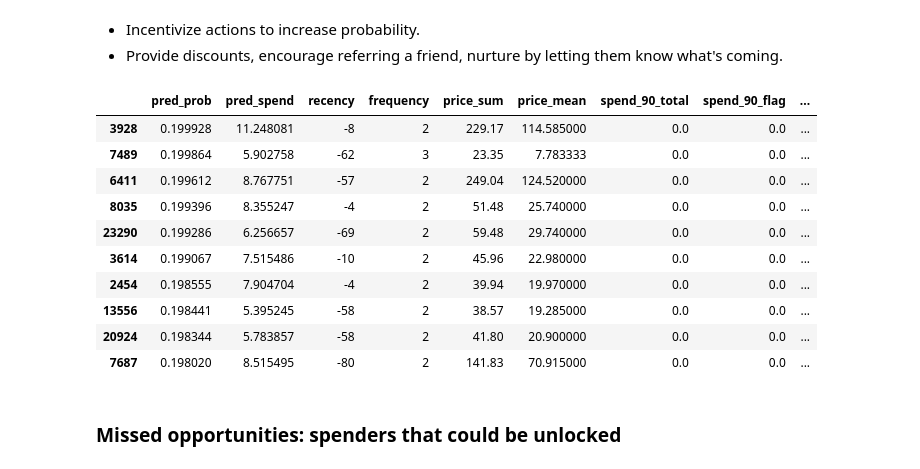
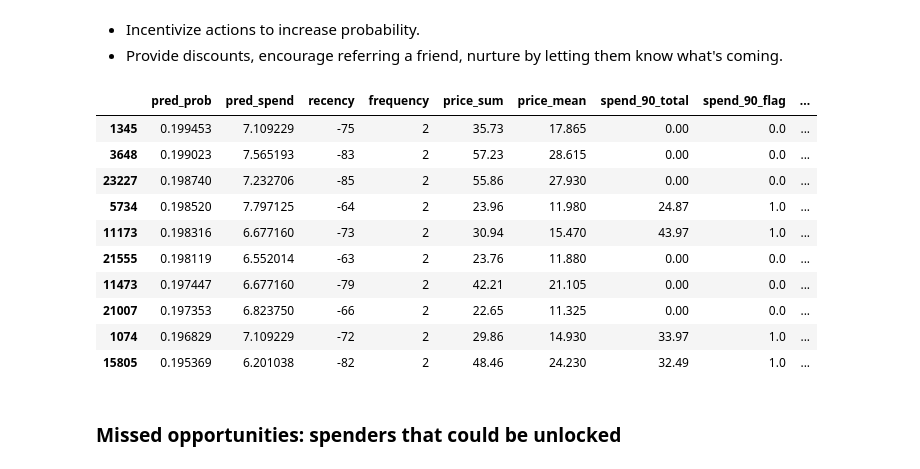
Before and after one commit to gregorywmorris/cdnow-customer-value, a Jupyter notebook: src/notebooks/customer_ltv.ipynb, the cells around one changed output. Saved outputs shown, nothing was run; the diff lists cells and outputs as text; code cells hidden in the pictures.

```diff
--- a/src/notebooks/customer_ltv.ipynb
+++ b/src/notebooks/customer_ltv.ipynb
@@ -2002,26 +2114,26 @@ predictions_df.sort_values('pred_prob', ascending=False).head(10)
 * Incentivize actions to increase probability.
 * Provide discounts, encourage referring a friend, nurture by letting them know what's coming.
 # %%
-# customers that purchased in the last year but are unlikely to make another purchase
+# customers that purchased in the 90 days but are unlikely to make another purchase
 drop_out = predictions_df[
-    (predictions_df['recency'] > -90) &
+    (predictions_df['recency'] >= -90) &
     (predictions_df['pred_prob'] < 0.20)
 ].sort_values('pred_prob', ascending=False).head(10)
 
 # Display the filtered DataFrame
 drop_out
 # %% [output]
 |  | pred_prob | pred_spend | recency | frequency | price_sum | price_mean | spend_90_total | spend_90_flag | ... |
-| 3928 | 0.199928 | 11.248081 | -8 | 2 | 229.17 | 114.585000 | 0.0 | 0.0 | ... |
-| 7489 | 0.199864 | 5.902758 | -62 | 3 | 23.35 | 7.783333 | 0.0 | 0.0 | ... |
-| 6411 | 0.199612 | 8.767751 | -57 | 2 | 249.04 | 124.520000 | 0.0 | 0.0 | ... |
-| 8035 | 0.199396 | 8.355247 | -4 | 2 | 51.48 | 25.740000 | 0.0 | 0.0 | ... |
-| 23290 | 0.199286 | 6.256657 | -69 | 2 | 59.48 | 29.740000 | 0.0 | 0.0 | ... |
-| 3614 | 0.199067 | 7.515486 | -10 | 2 | 45.96 | 22.980000 | 0.0 | 0.0 | ... |
-| 2454 | 0.198555 | 7.904704 | -4 | 2 | 39.94 | 19.970000 | 0.0 | 0.0 | ... |
-| 13556 | 0.198441 | 5.395245 | -58 | 2 | 38.57 | 19.285000 | 0.0 | 0.0 | ... |
-| 20924 | 0.198344 | 5.783857 | -58 | 2 | 41.80 | 20.900000 | 0.0 | 0.0 | ... |
-| 7687 | 0.198020 | 8.515495 | -80 | 2 | 141.83 | 70.915000 | 0.0 | 0.0 | ... |
+| 1345 | 0.199453 | 7.109229 | -75 | 2 | 35.73 | 17.865 | 0.00 | 0.0 | ... |
+| 3648 | 0.199023 | 7.565193 | -83 | 2 | 57.23 | 28.615 | 0.00 | 0.0 | ... |
+| 23227 | 0.198740 | 7.232706 | -85 | 2 | 55.86 | 27.930 | 0.00 | 0.0 | ... |
+| 5734 | 0.198520 | 7.797125 | -64 | 2 | 23.96 | 11.980 | 24.87 | 1.0 | ... |
+| 11173 | 0.198316 | 6.677160 | -73 | 2 | 30.94 | 15.470 | 43.97 | 1.0 | ... |
+| 21555 | 0.198119 | 6.552014 | -63 | 2 | 23.76 | 11.880 | 0.00 | 0.0 | ... |
+| 11473 | 0.197447 | 6.677160 | -79 | 2 | 42.21 | 21.105 | 0.00 | 0.0 | ... |
+| 21007 | 0.197353 | 6.823750 | -66 | 2 | 22.65 | 11.325 | 0.00 | 0.0 | ... |
+| 1074 | 0.196829 | 7.109229 | -72 | 2 | 29.86 | 14.930 | 33.97 | 1.0 | ... |
+| 15805 | 0.195369 | 6.201038 | -82 | 2 | 48.46 | 24.230 | 32.49 | 1.0 | ... |
 # %% [markdown]
 ### Missed opportunities: spenders that could be unlocked
 # %% [markdown]
```
Also changed, not shown: parts of 52 cells of this notebook, 47 other files.
